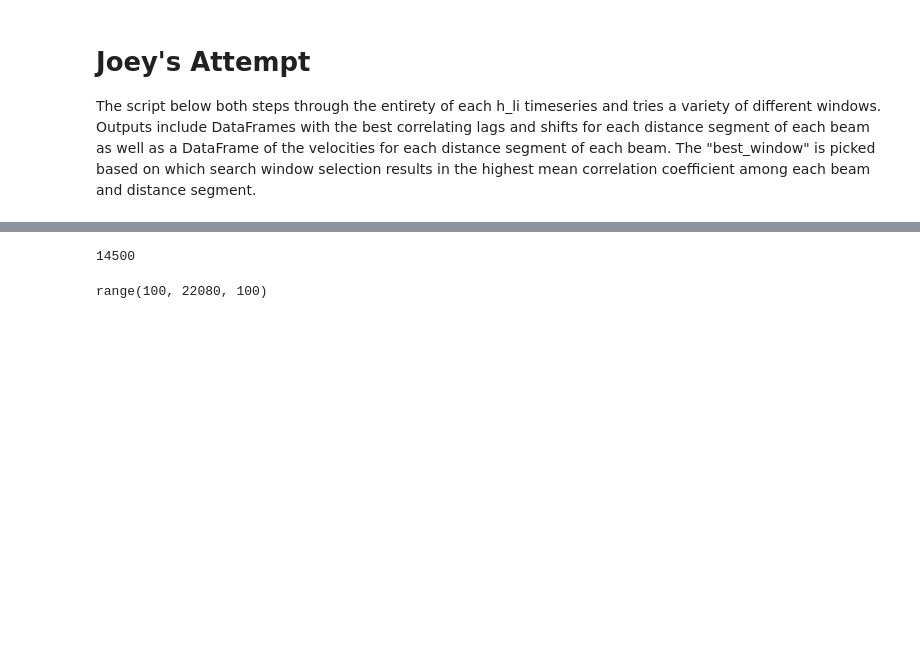
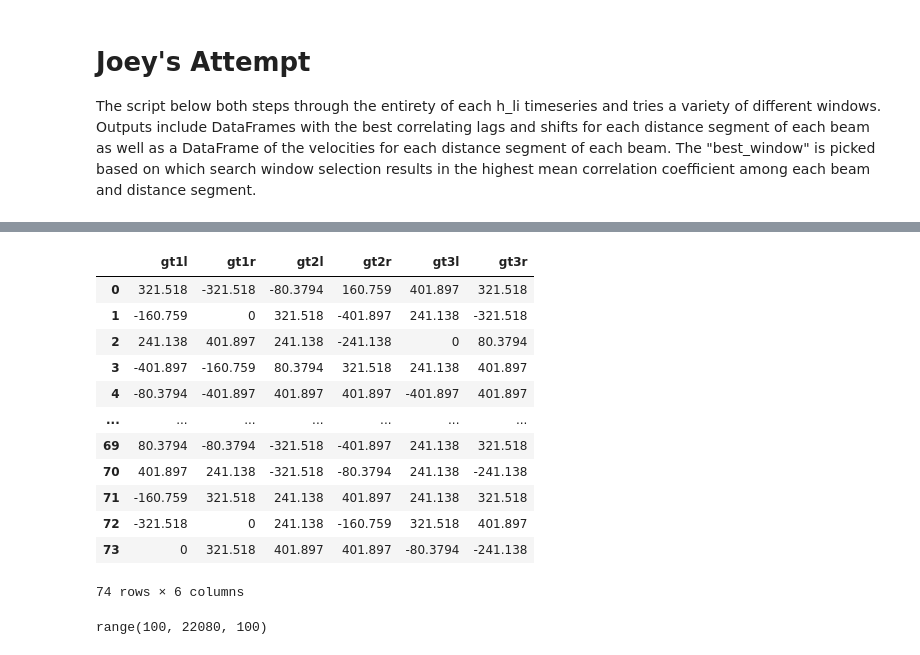
Before and after one commit to ICESAT-2HackWeek/IS2_velocity, a Jupyter notebook: contributors/joseph_martin/SHARE_3_test_xcorr_FIS.ipynb, the cells around one changed output, grey strips where cells are left out. Cells and saved outputs as stored; diff of their text form; code cells hidden in the pictures; blank space fills up the shorter version.

```diff
--- a/contributors/joseph_martin/SHARE_3_test_xcorr_FIS.ipynb
+++ b/contributors/joseph_martin/SHARE_3_test_xcorr_FIS.ipynb
@@ -484,7 +484,7 @@ best_velocities=0
 
 #x1 = 2.915e7#x_atc[cycles[0]][beams[0]][1000] <-- the very first x value in a file; doesn't work, I think b/c nans # 2.93e7
 
-windows = range(1000,pass_length,1000) # Set a range of windows you want to try - how many you want to try is really a question of computing time
+windows = range(100,pass_length,100) # Set a range of windows you want to try - how many you want to try is really a question of computing time
                                     # Using range(100,pass_length,100) it took ~5 minutes in the middle of the night... 100 gave the best ACC
 
 
@@ -509,6 +509,8 @@ for segment_length in windows:
         shifts=pd.DataFrame(columns=beams, index=dist_steps)
         velocities = pd.DataFrame(columns=beams, index=dist_steps)
 
+
+
         for beam in beams:
             x_full_t1 = x_atc[cycle1][beam]
             x_full_t2 = x_atc[cycle2][beam]
@@ -528,7 +530,7 @@ for segment_length in windows:
 
                 # cut out small chunk of data at time t1 (first cycle)
 
-                x1=x_full_t1[1]+(step*3*search_width)+search_width
+                x1=x_full_t1[1]+(step+1)*search_width
                 ix_x1 = np.arange(len(x_full_t1))[x_full_t1 >= x1][0]
                 ix_x2 = ix_x1 + int(np.round(segment_length/dx))
                 x_t1 = x_full_t1[ix_x1:ix_x2]
@@ -601,4 +603,16 @@ for segment_length in windows:
         best_velocities=velocities
 
 print("The best window is %i with an average correlation coefficient of %f." % (best_window,best_ACC))
+
+plt.figure(figsize=[13,5])
+plt.plot(x_atc[cycle2][beams[0]][1:-2], h_li_diff[cycle2][beams[0]][1:-1], 'r')
+for i in best_shifts.index:
+    print(i)
+    x_full_t1=x_atc[cycle1][beams[0]]
+    x1=x_full_t1[1]+(i+1)*search_width
+    ix_x1 = np.arange(len(x_full_t1))[x_full_t1 >= x1][0]
+    ix_x2 = ix_x1 + int(np.round(segment_length/dx))
+    x_t1 = x_full_t1[ix_x1:ix_x2]
+    h_li1 = h_li_diff[cycle1][beam][ix_x1-1:ix_x2-1]
+    plt.plot(x_t1 - best_shifts.iloc[i,beams.index(beams[0])], h_li1, 'b')
 # %% [output]
@@ -606,7 +641,19 @@ The best window is 14000 with an average correlation coefficient of 0.429116.
-# %%
-best_window
-# %% [output]
-14500
+# %%
+best_velocities
+# %% [output]
+|  | gt1l | gt1r | gt2l | gt2r | gt3l | gt3r |
+| 0 | 321.518 | -321.518 | -80.3794 | 160.759 | 401.897 | 321.518 |
+| 1 | -160.759 | 0 | 321.518 | -401.897 | 241.138 | -321.518 |
+| 2 | 241.138 | 401.897 | 241.138 | -241.138 | 0 | 80.3794 |
+| 3 | -401.897 | -160.759 | 80.3794 | 321.518 | 241.138 | 401.897 |
+| 4 | -80.3794 | -401.897 | 401.897 | 401.897 | -401.897 | 401.897 |
+| ... | ... | ... | ... | ... | ... | ... |
+| 69 | 80.3794 | -80.3794 | -321.518 | -401.897 | 241.138 | 321.518 |
+| 70 | 401.897 | 241.138 | -321.518 | -80.3794 | 241.138 | -241.138 |
+| 71 | -160.759 | 321.518 | 241.138 | 401.897 | 241.138 | 321.518 |
+| 72 | -321.518 | 0 | 241.138 | -160.759 | 321.518 | 401.897 |
+| 73 | 0 | 321.518 | 401.897 | 401.897 | -80.3794 | -241.138 |
+74 rows × 6 columns
 # %%
 # %% [output]
 range(100, 22080, 100)
```
Also changed, not shown: parts of 1 cell of this notebook, 1 other file.
